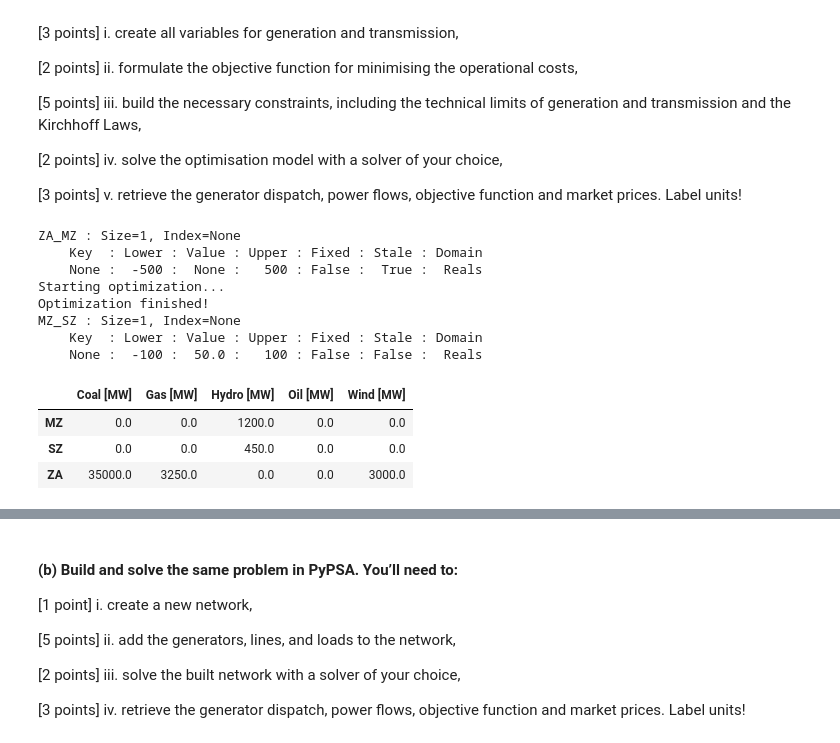
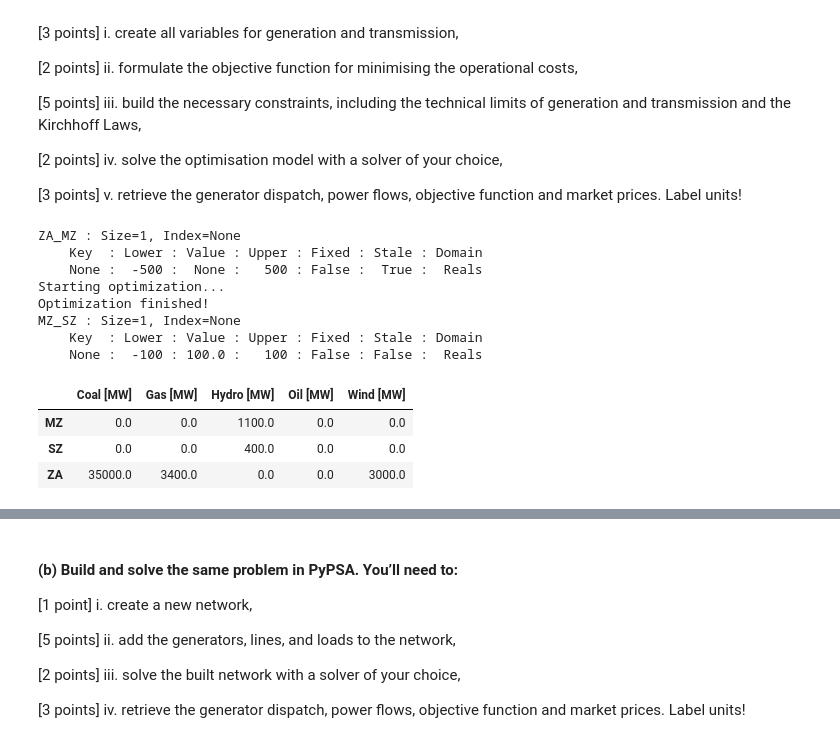
Before and after one commit to FelixMau/datascience_TU, a Jupyter notebook: 003_Asignment_03/Assignment_03_LNG Terminals & Electricity Markets_save.ipynb, the cells around one changed output, grey strips where cells are left out. Saved outputs shown, nothing was run; the diff lists cells and outputs as text; code cells hidden in the pictures.

```diff
--- a/003_Asignment_03/Assignment_03_LNG Terminals & Electricity Markets_save.ipynb
+++ b/003_Asignment_03/Assignment_03_LNG Terminals & Electricity Markets_save.ipynb
@@ -680,8 +680,19 @@ ZA_SZ = 250
 #                          )
 
 # Data and Parameter Dictionary to build Model
-params = {"ZA": {"capacity": {"Coal":35000, "Wind":3000, "Gas": 8000, "Oil": 2000},"cost" :{"Coal":30, "Wind":0, "Gas": 60, "Oil": 80}, "demand": {"demand": 42000}, "x":25, "y":-30}, "MZ": {"capacity":{"Hydro":1200 , "Gas":500 }, "cost":{"Hydro":3 , "Gas":55}, "demand": {"demand":650}, "x":35, "y":-18}, "SZ": {"capacity":{"Hydro": 600}, "cost":{"Hydro":5}, "demand": {"demand":250}, "x":32, "y":-27}}
-
+params = {"ZA": {
+                    "capacity": {"Coal":35000, "Wind":3000, "Gas": 8000, "Oil": 2000},
+                    "cost" :{"Coal":30, "Wind":0, "Gas": 60, "Oil": 80},
+                    "demand": {"demand": 42000}, "x":25, "y":-30},
+          "MZ": {
+                    "capacity":{"Hydro":1200 , "Gas":50 },
+                    "cost":{"Hydro":3 , "Gas":55},
+                    "demand": {"demand":650}, "x":35, "y":-18},
+          "SZ": {
+                    "capacity":{"Hydro": 600},
+                    "cost":{"Hydro":5},
+                    "demand": {"demand":250}, "x":32, "y":-27}}
+x = 1
 m = pe.ConcreteModel()
 m.dual = pe.Suffix(direction=pe.Suffix.IMPORT)
 
@@ -703,6 +714,19 @@ m.ZA_MZ = pe.Var(bounds = (-ZA_MZ, ZA_MZ))
 m.MZ_SZ = pe.Var(bounds = (-MZ_SZ, MZ_SZ))
 m.ZA_SZ = pe.Var(bounds = (-ZA_SZ, ZA_SZ))
 
+# There is only one Cycle
+cycle_matrix = [1, # ZA_MZ
+                -1, # ZA_SZ
+                1, # MZ_SZ
+]
+reactance_matrix = [1, # ZA_MZ
+                1, # ZA_SZ
+                1, # MZ_SZ
+]
+lines = [m.ZA_MZ, m.ZA_SZ, m.MZ_SZ]
+
+# Found out by trial and error, this seems to happen behind the scenes in pypsa on the "cycle constraint":
+m.kirchhoff = pe.Constraint(expr=sum(c*r*l for c, r, l in zip(cycle_matrix, reactance_matrix, lines)) == 0)
 # Objective function:
 m.cost = pe.Objective(expr=sum(params[c]["cost"].get(s, 0) * m.g[c,s] for s in m.technologies for c in m.countries))
 
@@ -730,17 +754,18 @@ Starting optimization...
 Optimization finished!
 MZ_SZ : Size=1, Index=None
     Key  : Lower : Value : Upper : Fixed : Stale : Domain
-    None :  -100 :  50.0 :   100 : False : False :  Reals
+    None :  -100 : 100.0 :   100 : False : False :  Reals
 # %%
 # Generator dispatch:
 se = pd.Series(m.g.get_values()).unstack()
+gen_pyomo = se
 df_MW = pd.DataFrame(se).rename(columns={"Coal": "Coal [MW]", "Gas": "Gas [MW]", "Hydro": "Hydro [MW]", "Oil": "Oil [MW]", "Wind": "Wind [MW]"})
 df_MW
 # %% [output]
 |  | Coal [MW] | Gas [MW] | Hydro [MW] | Oil [MW] | Wind [MW] |
-| MZ | 0.0 | 0.0 | 1200.0 | 0.0 | 0.0 |
-| SZ | 0.0 | 0.0 | 450.0 | 0.0 | 0.0 |
-| ZA | 35000.0 | 3250.0 | 0.0 | 0.0 | 3000.0 |
+| MZ | 0.0 | 0.0 | 1100.0 | 0.0 | 0.0 |
+| SZ | 0.0 | 0.0 | 400.0 | 0.0 | 0.0 |
+| ZA | 35000.0 | 3400.0 | 0.0 | 0.0 | 3000.0 |
 # %%
 # power flows are (please note prefix definition from Cell 36)
 print(f"From South Africa to Mozambique: {m.ZA_MZ()} MW")
```
Also changed, not shown: parts of 10 cells of this notebook, 1 other file.
